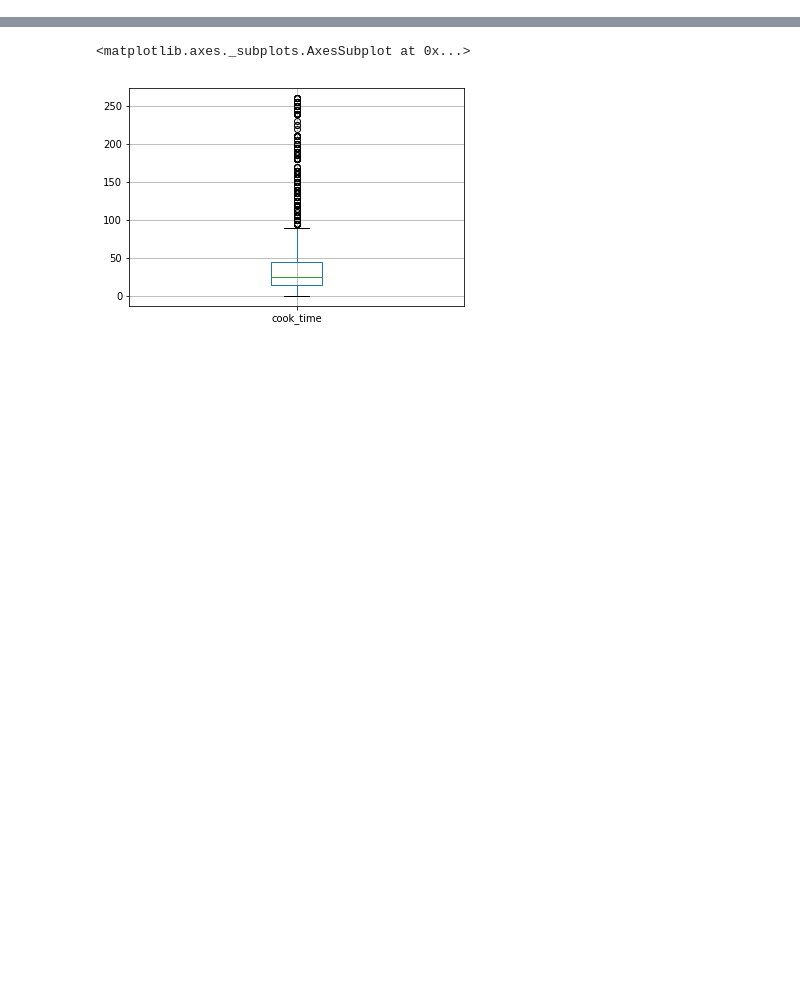
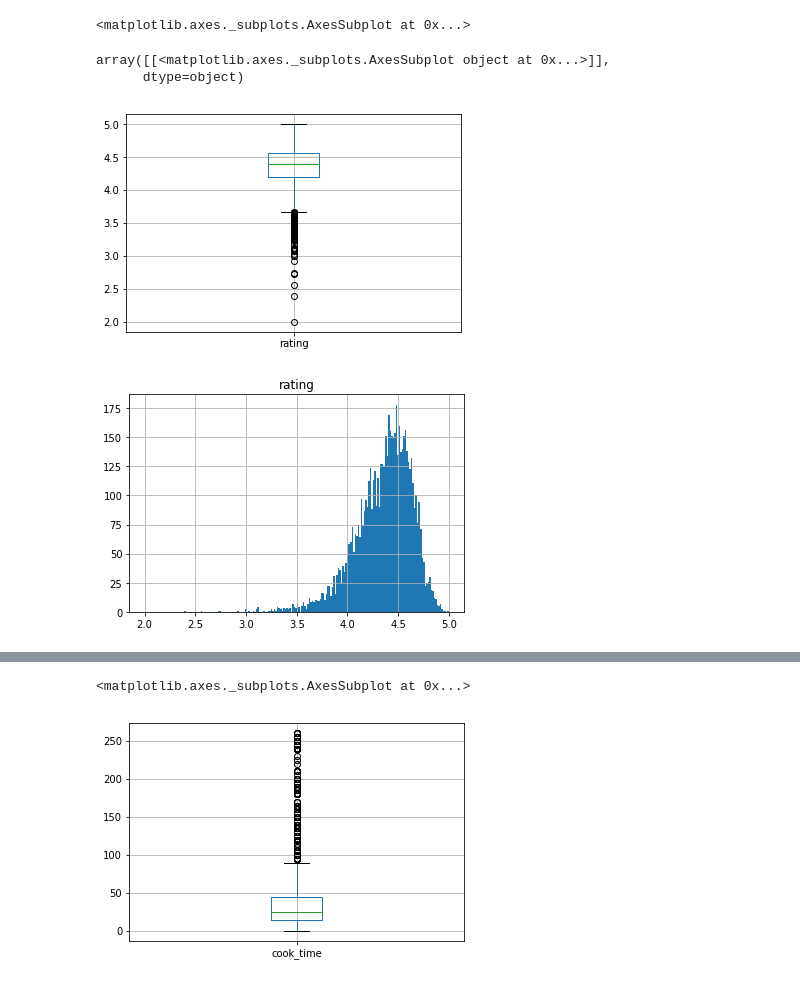
Before and after one commit to DanielVolz/jupyter_notebooks, a Jupyter notebook: important/data_exploration.ipynb, the cells around one changed output, grey strips where cells are left out. Cells and saved outputs as stored; diff of their text form; code cells hidden in the pictures; blank space fills up the shorter version.

```diff
--- a/important/data_exploration.ipynb
+++ b/important/data_exploration.ipynb
@@ -80,3 +105,12 @@ k2
+# %%
+norm_data.boxplot(['rating'])
+norm_data.hist(column='rating', bins=200)
+# %% [output]
+<matplotlib.axes._subplots.AxesSubplot at 0x...>
+array([[<matplotlib.axes._subplots.AxesSubplot object at 0x...>]],
+      dtype=object)
+[figure, added]
+[figure, added]
 # %%
 
 norm_data.boxplot(['cook_time'])
```
Also changed, not shown: parts of 14 cells of this notebook, 11 other files.
